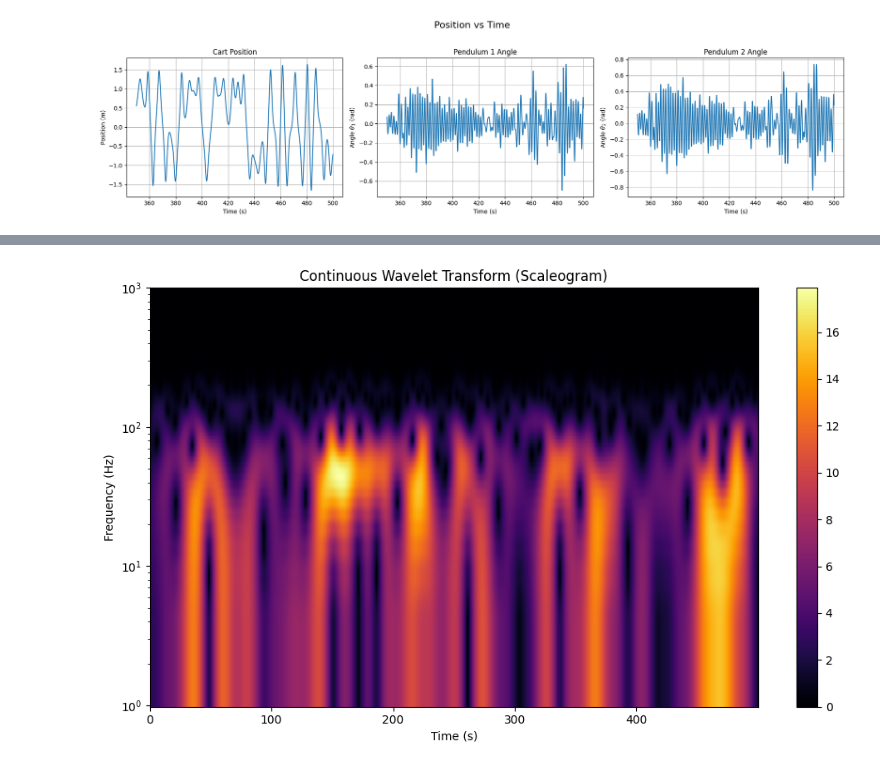
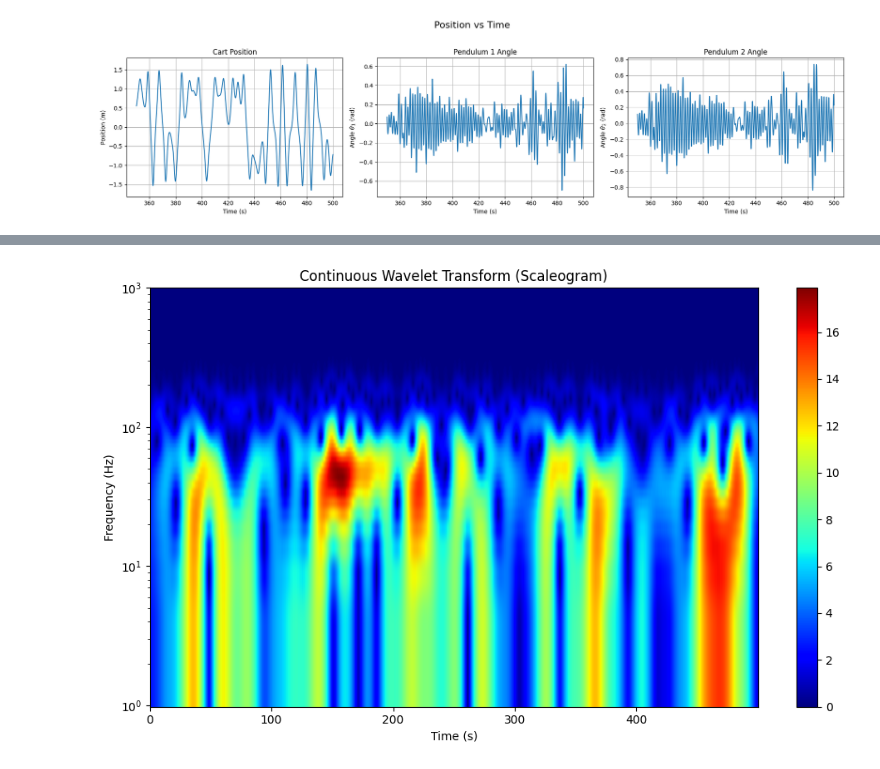
Before and after one commit to EduMoura321/Non-linear-systems, a Jupyter notebook: reborn_classical_mechanics_project.ipynb, the cells around one changed output, grey strips where cells are left out. Cells and saved outputs as stored; diff of their text form; code cells hidden in the pictures.

```diff
--- a/reborn_classical_mechanics_project.ipynb
+++ b/reborn_classical_mechanics_project.ipynb
@@ -296,32 +325,32 @@ plt.show()
 # %%
 import pywt
 # perform CWT
 time=t_eval
 wavelet = "cmor1.5-1.0"
 # logarithmic scale for scales, as suggested by Torrence & Compo:
 widths = np.geomspace(1, 1024, num=200)
 sampling_period = np.diff(time).mean()
 cwtmatr, freqs = pywt.cwt(sol.y[0], widths, wavelet, sampling_period=sampling_period)
 # absolute take absolute value of complex result
 cwtmatr = np.abs(cwtmatr[:-1, :-1])
 # Plotar os resultados da CWT usando imshow
 fig, ax = plt.subplots(figsize=(10, 6))
 
 # Usar imshow para plotar o resultado da CWT
 # extent define os limites no eixo x (tempo) e eixo y (frequência)
 im = ax.imshow(np.abs(cwtmatr), extent=[time[0], time[-1], freqs[-1], freqs[0]],
-               aspect='auto', cmap="inferno")
+               aspect='auto', cmap="jet")
 
 ax.set_yscale("log")  # Definir o eixo y em escala logarítmica
 ax.set_xlabel("Time (s)")
 ax.set_ylabel("Frequency (Hz)")
 ax.set_title("Continuous Wavelet Transform (Scaleogram)")
 fig.colorbar(im, ax=ax)  # Adicionar barra de cor
 
 plt.tight_layout()
 plt.show()
 # %% [output]
-[figure, old version]
+[figure, new version]
 # %%
 #diagrama de bif
 #-----------------------------------------------------------------------------------
```
Also changed, not shown: parts of 5 cells of this notebook.
